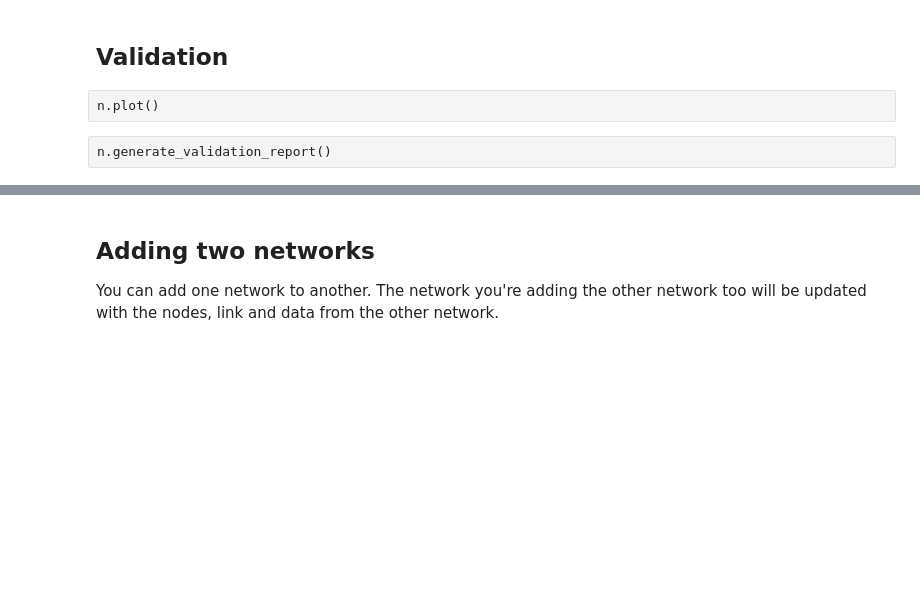
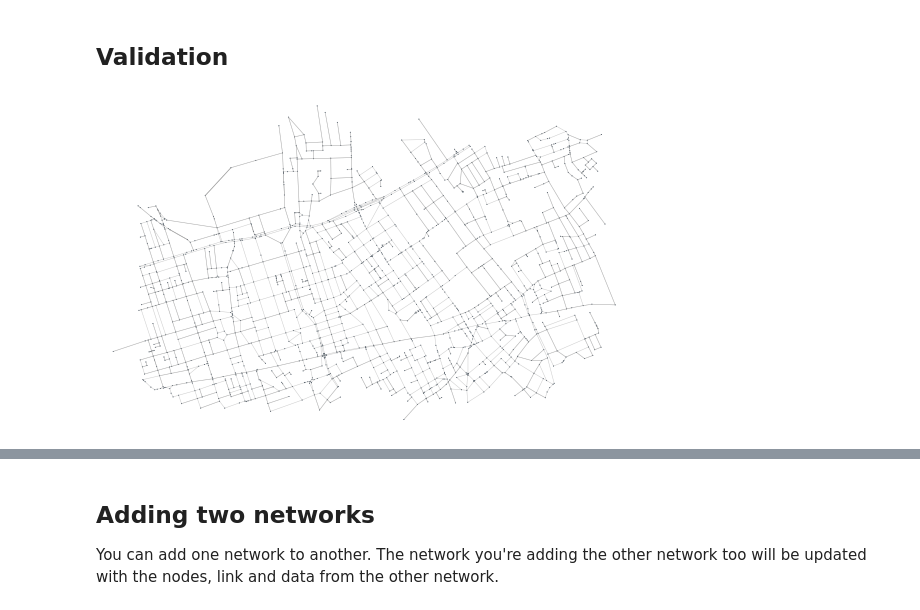
Before and after one commit to arup-group/genet, a Jupyter notebook: notebooks/GeNet walk-through.ipynb, the cells around one changed output, grey strips where cells are left out. Saved outputs shown, nothing was run; the diff lists cells and outputs as text; code cells hidden in the pictures; blank space fills up the shorter version.

```diff
--- a/notebooks/GeNet walk-through.ipynb
+++ b/notebooks/GeNet walk-through.ipynb
@@ -429,7 +453,7 @@ n.change_log.log.loc[618, :]['diff']
 ## Modifying the `Schedule` object
 # %% [markdown]
 ## Validation
-# %% [raw]
-n.plot()
-# %% [raw]
-n.generate_validation_report()
+# %%
+n.plot()
+# %% [output]
+[figure, added]
```
Also changed, not shown: parts of 30 cells of this notebook, 2 other files.
